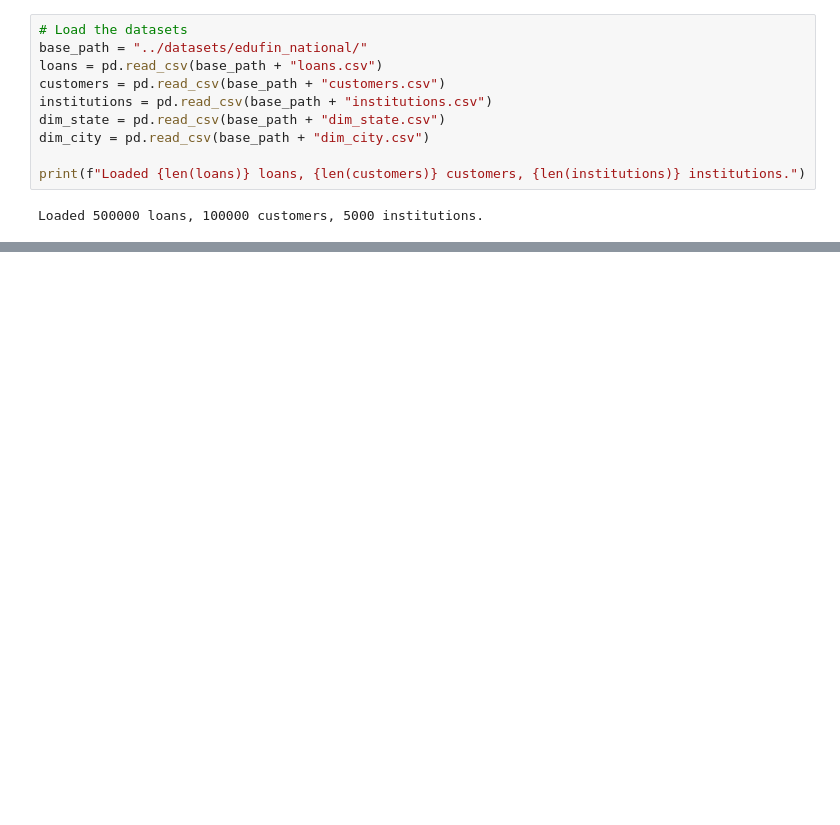
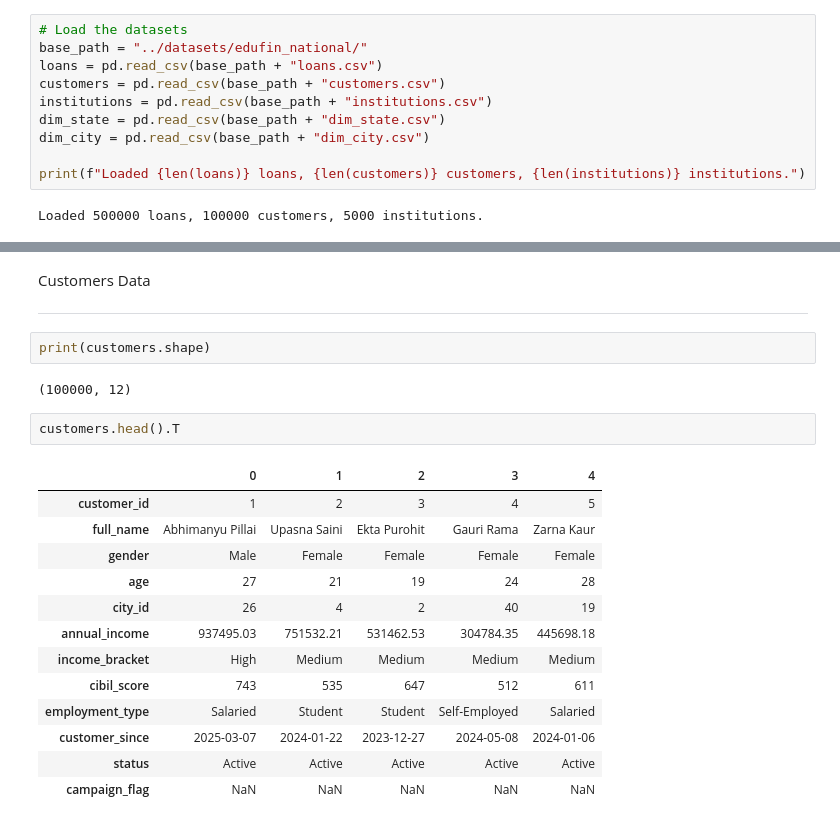
Before and after one commit to SiddhuShkya/Databricks-EduFin-Investigation, a Jupyter notebook: research/edufin-national.ipynb, the cells around one changed output, grey strips where cells are left out. Saved outputs shown, nothing was run; the diff lists cells and outputs as text; blank space fills up the shorter version.

```diff
--- a/research/edufin-national.ipynb
+++ b/research/edufin-national.ipynb
@@ -68,0 +75,24 @@ plt.show()
+# %% [markdown]
+Customers Data
+
+---
+# %%
+print(customers.shape)
+# %% [output]
+(100000, 12)
+# %%
+customers.head().T
+# %% [output]
+|  | 0 | 1 | 2 | 3 | 4 |
+| customer_id | 1 | 2 | 3 | 4 | 5 |
+| full_name | Abhimanyu Pillai | Upasna Saini | Ekta Purohit | Gauri Rama | Zarna Kaur |
+| gender | Male | Female | Female | Female | Female |
+| age | 27 | 21 | 19 | 24 | 28 |
+| city_id | 26 | 4 | 2 | 40 | 19 |
+| annual_income | 937495.03 | 751532.21 | 531462.53 | 304784.35 | 445698.18 |
+| income_bracket | High | Medium | Medium | Medium | Medium |
+| cibil_score | 743 | 535 | 647 | 512 | 611 |
+| employment_type | Salaried | Student | Student | Self-Employed | Salaried |
+| customer_since | 2025-03-07 | 2024-01-22 | 2023-12-27 | 2024-05-08 | 2024-01-06 |
+| status | Active | Active | Active | Active | Active |
+| campaign_flag | NaN | NaN | NaN | NaN | NaN |
```
Also changed, not shown: parts of 18 cells of this notebook, 1 other file.
